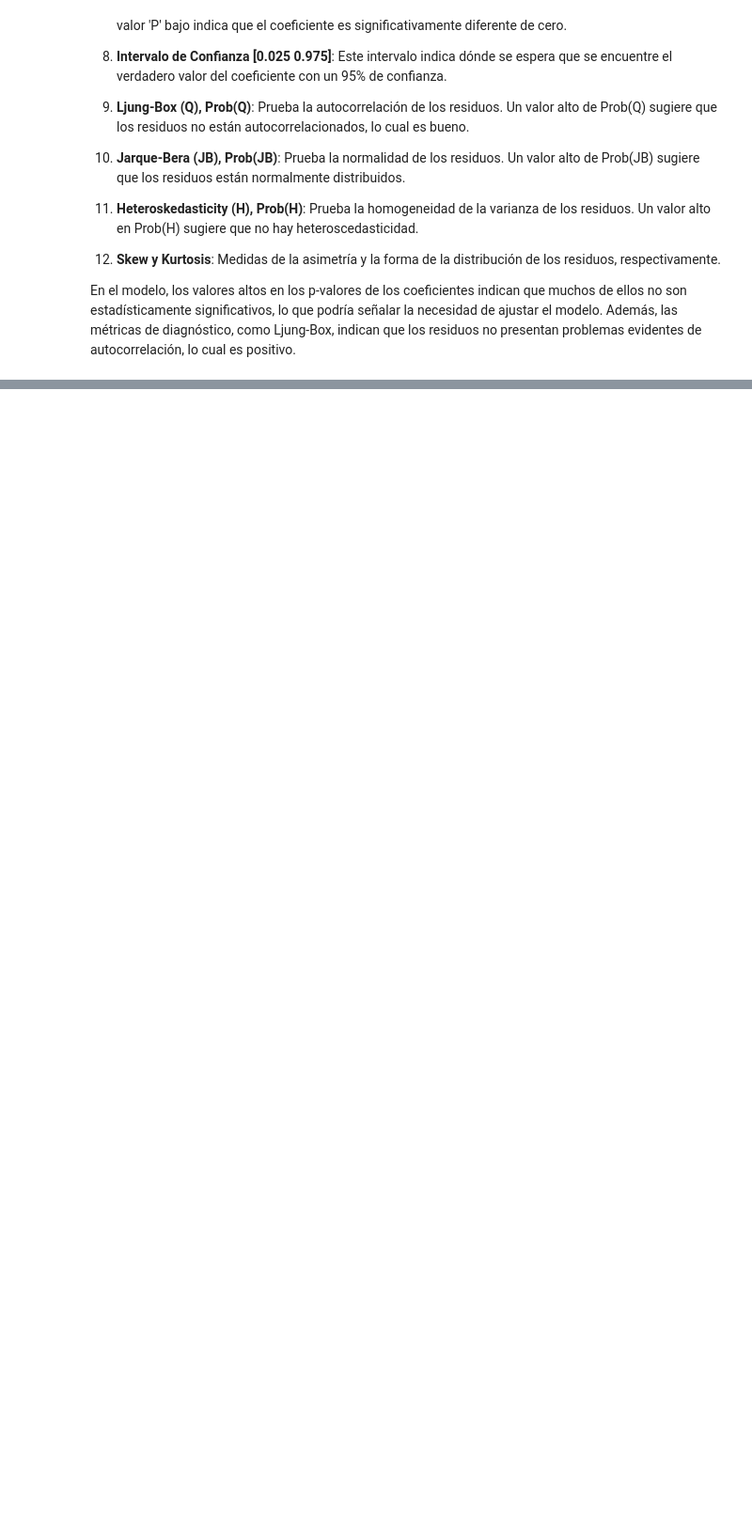
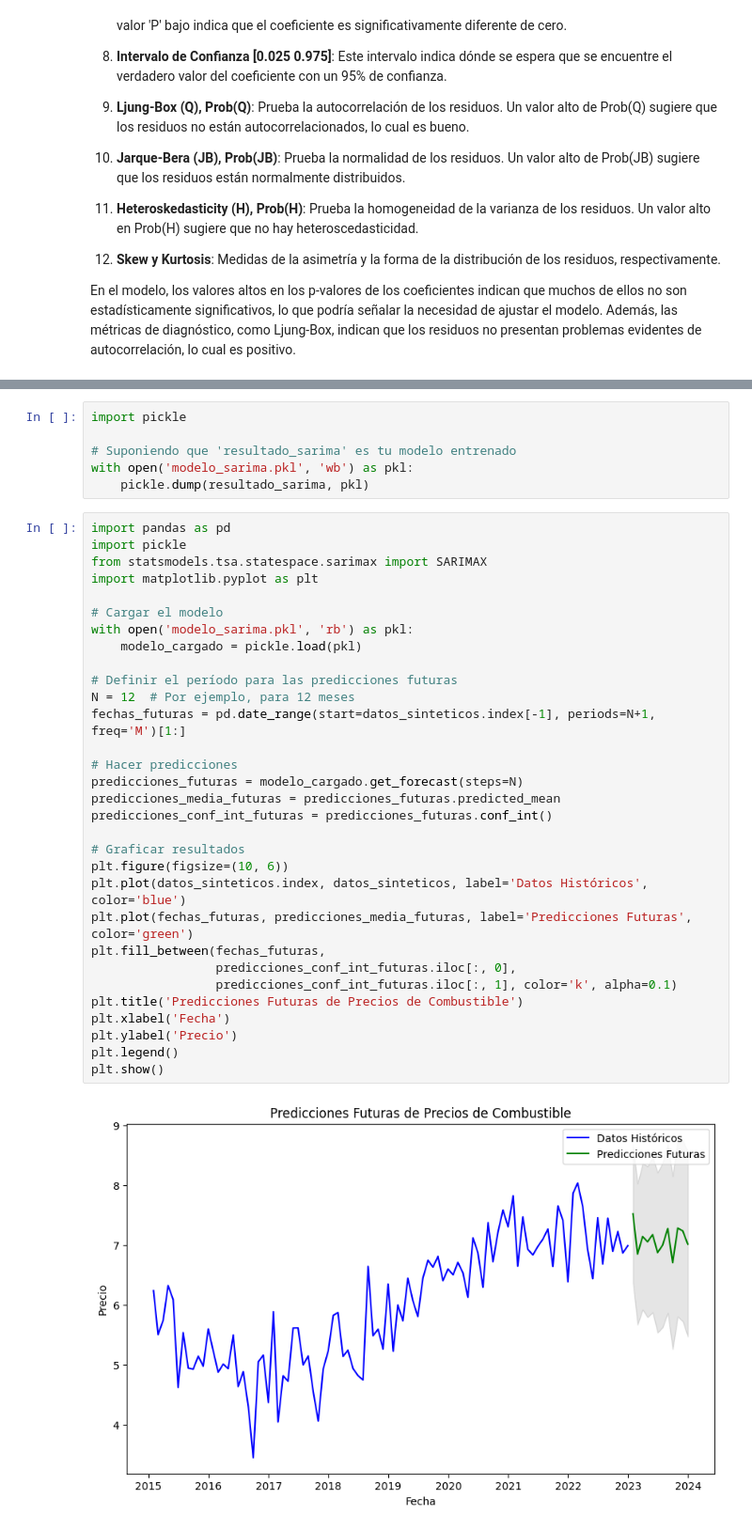
Before and after one commit to jserrataylor/cursoAI, a Jupyter notebook: Regresion_Lineal_Actualizado.ipynb, the cells around one changed output, grey strips where cells are left out. Shown at 94% size. Cells and saved outputs as stored; diff of their text form; blank space fills up the shorter version.

```diff
--- a/Regresion_Lineal_Actualizado.ipynb
+++ b/Regresion_Lineal_Actualizado.ipynb
@@ -393,0 +455,39 @@ En el modelo, los valores altos en los p-valores de los coeficientes indican que
+# %%
+import pickle
+
+# Suponiendo que 'resultado_sarima' es tu modelo entrenado
+with open('modelo_sarima.pkl', 'wb') as pkl:
+    pickle.dump(resultado_sarima, pkl)
+# %%
+import pandas as pd
+import pickle
+from statsmodels.tsa.statespace.sarimax import SARIMAX
+import matplotlib.pyplot as plt
+
+# Cargar el modelo
+with open('modelo_sarima.pkl', 'rb') as pkl:
+    modelo_cargado = pickle.load(pkl)
+
+# Definir el período para las predicciones futuras
+N = 12  # Por ejemplo, para 12 meses
+fechas_futuras = pd.date_range(start=datos_sinteticos.index[-1], periods=N+1, freq='M')[1:]
+
+# Hacer predicciones
+predicciones_futuras = modelo_cargado.get_forecast(steps=N)
+predicciones_media_futuras = predicciones_futuras.predicted_mean
+predicciones_conf_int_futuras = predicciones_futuras.conf_int()
+
+# Graficar resultados
+plt.figure(figsize=(10, 6))
+plt.plot(datos_sinteticos.index, datos_sinteticos, label='Datos Históricos', color='blue')
+plt.plot(fechas_futuras, predicciones_media_futuras, label='Predicciones Futuras', color='green')
+plt.fill_between(fechas_futuras,
+                 predicciones_conf_int_futuras.iloc[:, 0],
+                 predicciones_conf_int_futuras.iloc[:, 1], color='k', alpha=0.1)
+plt.title('Predicciones Futuras de Precios de Combustible')
+plt.xlabel('Fecha')
+plt.ylabel('Precio')
+plt.legend()
+plt.show()
+# %% [output]
+[figure, added]
```
Also changed, not shown: parts of 6 cells of this notebook.
